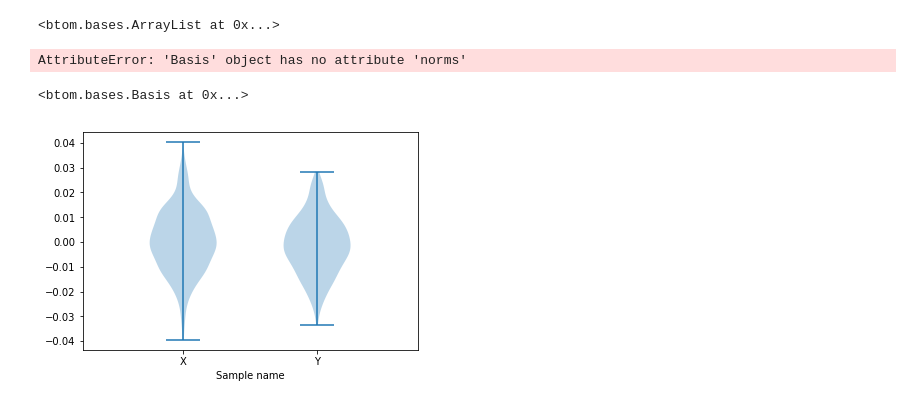
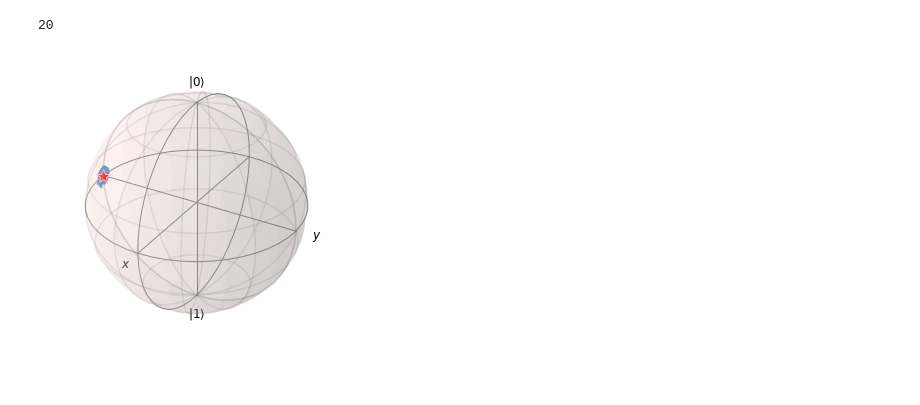
Before and after one commit to ihincks/btom, a Jupyter notebook: examples/binomial-example.ipynb, the cells around one changed output. Saved outputs shown, nothing was run; the diff lists cells and outputs as text; code cells hidden in the pictures.

```diff
--- a/examples/binomial-example.ipynb
+++ b/examples/binomial-example.ipynb
@@ -14,4 +13,12 @@ py = (qt.identity(1) + qt.sigmay()).data.toarray() / 2
+# %%
+b.font_size
+# %% [output]
+20
 # %%
-sampler = bt.BinomialGinibreStateSampler()
-data = bt.BinomialTomographyData(bt.ArrayList([px, py, pz]), 1000, [500,500,1000])
+sampler = bt.BinomialGinibreStateSampler(ginibre_dim=1)
+meas_ops = (bt.pauli_basis()[1:] + np.eye(2)) / 2
+data = bt.BinomialTomographyData(meas_ops, [1000,0,1000], [500,0,500])
 pos = bt.StatePosterior(sampler, data)
+a = pos.bloch_plot(alpha=0.5)
+# %% [output]
+[figure, added]
@@ -20,17 +24,0 @@ d = np.real(bt.pauli_basis(normalize=True).expansion(pos.states))
-# %%
-b = bt.pauli_basis()
-b.dot(b)
-# %% [output]
-<btom.bases.ArrayList at 0x...>
-# %%
-b.norms
-# %% [output]
-AttributeError: 'Basis' object has no attribute 'norms'
-# %%
-b[1:]
-# %% [output]
-<btom.bases.Basis at 0x...>
-# %%
-pos.basis_expansion_plot(b[[1,2]])
-# %% [output]
-[figure, removed]
```
Also changed, not shown: parts of 46 cells of this notebook.
